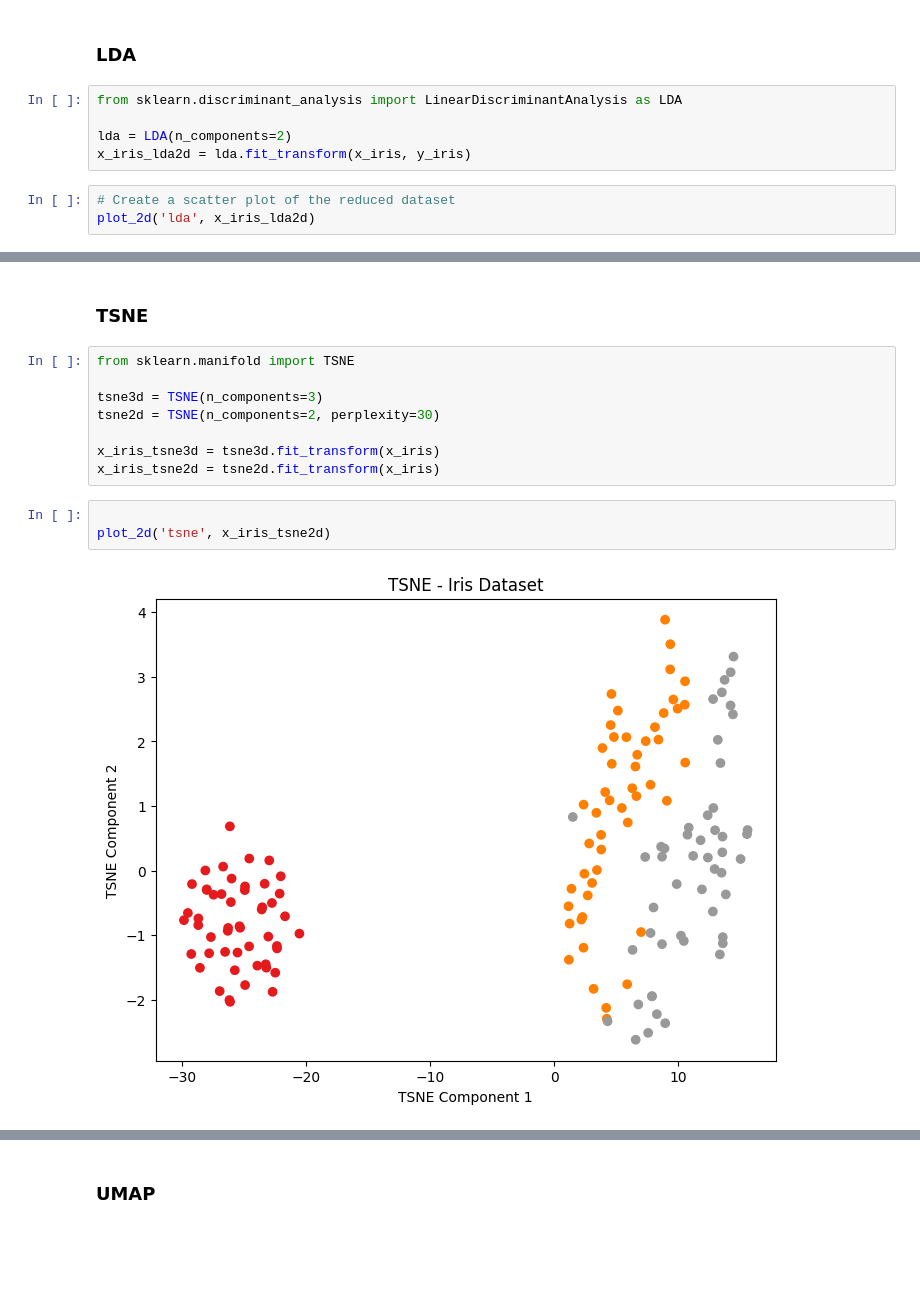
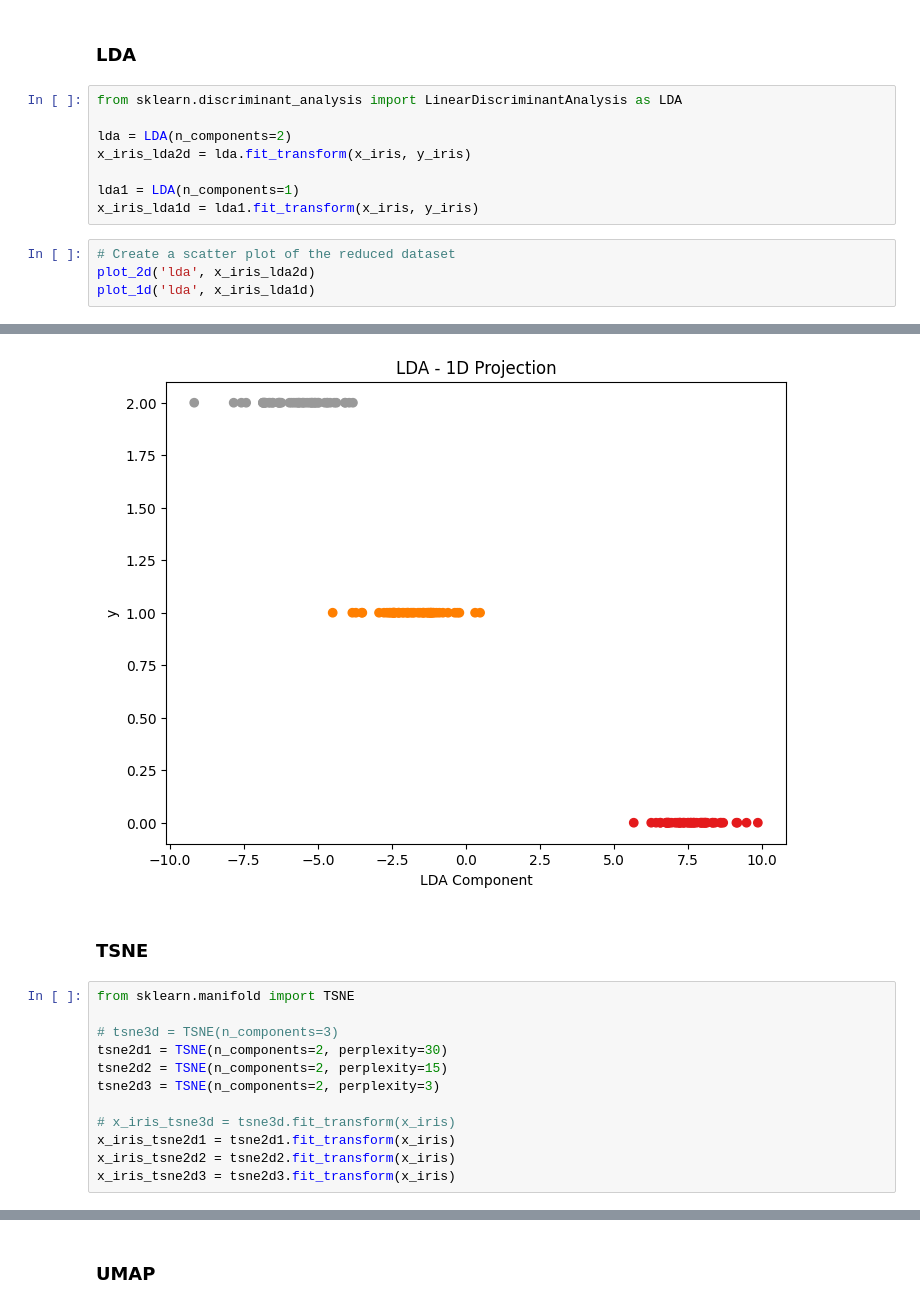
Before and after one commit to DivyanshuBhoyar/ml-study, a Jupyter notebook: linear-regression/learning/dimen_reduction.ipynb, the cells around one changed output, grey strips where cells are left out. Saved outputs shown, nothing was run; the diff lists cells and outputs as text; blank space fills up the shorter version.

```diff
--- a/linear-regression/learning/dimen_reduction.ipynb
+++ b/linear-regression/learning/dimen_reduction.ipynb
@@ -77,23 +89,27 @@ from sklearn.discriminant_analysis import LinearDiscriminantAnalysis as LDA
 
 lda = LDA(n_components=2)
 x_iris_lda2d = lda.fit_transform(x_iris, y_iris)
+
+lda1 = LDA(n_components=1)
+x_iris_lda1d = lda1.fit_transform(x_iris, y_iris)
 # %%
 # Create a scatter plot of the reduced dataset
 plot_2d('lda', x_iris_lda2d)
+plot_1d('lda', x_iris_lda1d)
 # %% [output]
 [figure]
+[figure, added]
 # %% [markdown]
 ### TSNE
 # %%
 from sklearn.manifold import TSNE
 
-tsne3d = TSNE(n_components=3)
-tsne2d = TSNE(n_components=2, perplexity=30)
+# tsne3d = TSNE(n_components=3)
+tsne2d1 = TSNE(n_components=2, perplexity=30)
+tsne2d2 = TSNE(n_components=2, perplexity=15)
+tsne2d3 = TSNE(n_components=2, perplexity=3)
 
-x_iris_tsne3d = tsne3d.fit_transform(x_iris)
-x_iris_tsne2d = tsne2d.fit_transform(x_iris)
+# x_iris_tsne3d = tsne3d.fit_transform(x_iris)
+x_iris_tsne2d1 = tsne2d1.fit_transform(x_iris)
+x_iris_tsne2d2 = tsne2d2.fit_transform(x_iris)
+x_iris_tsne2d3 = tsne2d3.fit_transform(x_iris)
-# %%
-
-plot_2d('tsne', x_iris_tsne2d)
-# %% [output]
-[figure, removed]
```
Also changed, not shown: parts of 13 cells of this notebook, 1 other file.
